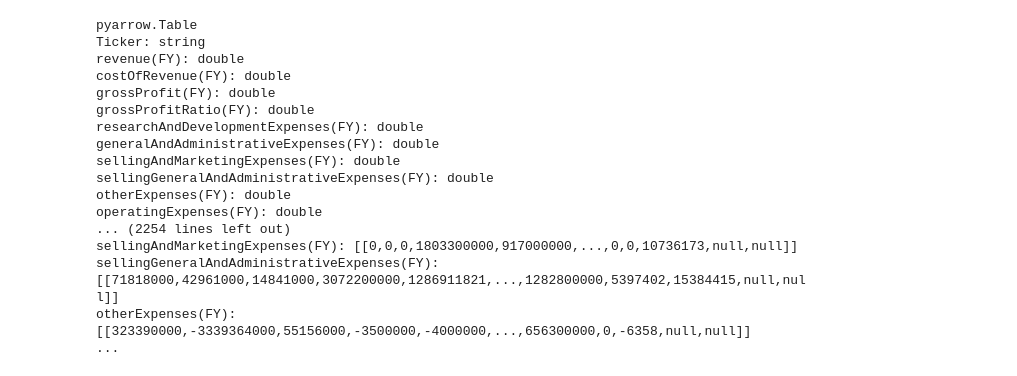
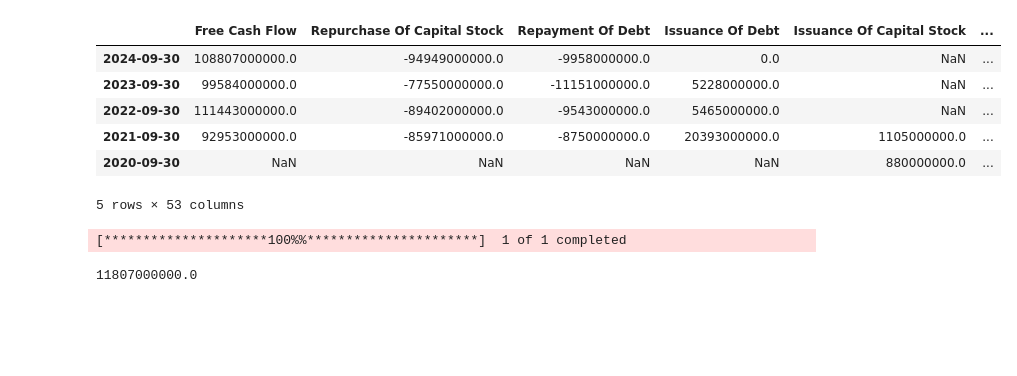
Before and after one commit to Hamza-joosub/StonksModels, a Jupyter notebook: WebAPP.ipynb, the cells around one changed output. Drawn from its saved outputs; the diff is of its cells as text; code cells hidden in the pictures; blank space fills up the shorter version.

```diff
--- a/WebAPP.ipynb
+++ b/WebAPP.ipynb
@@ -373,21 +21,0 @@ def build_database():
-# %%
-db = pq.read_table("NewUSDatabase.parquet")
-db
-# %% [output]
-pyarrow.Table
-Ticker: string
-revenue(FY): double
-costOfRevenue(FY): double
-grossProfit(FY): double
-grossProfitRatio(FY): double
-researchAndDevelopmentExpenses(FY): double
-generalAndAdministrativeExpenses(FY): double
-sellingAndMarketingExpenses(FY): double
-sellingGeneralAndAdministrativeExpenses(FY): double
-otherExpenses(FY): double
-operatingExpenses(FY): double
-... (2254 lines left out)
-sellingAndMarketingExpenses(FY): [[0,0,0,1803300000,917000000,...,0,0,10736173,null,null]]
-sellingGeneralAndAdministrativeExpenses(FY): [[71818000,42961000,14841000,3072200000,1286911821,...,1282800000,5397402,15384415,null,null]]
-otherExpenses(FY): [[323390000,-3339364000,55156000,-3500000,-4000000,...,656300000,0,-6358,null,null]]
-...
@@ -395,0 +24,6 @@ stock_data, annual_stock_data_features_list = unpack_annual_data(tickername, db)
+# %%
+ticker = yf.Ticker("AAPL")
+cash_flow_stmnt = ((ticker.cash_flow).T)
+income_stmnt = (ticker.income_stmt).T
+balance_sheet_stmnt = (ticker.balance_sheet).T
+info = ticker.info
@@ -395,0 +41,10 @@ stock_data, annual_stock_data_features_list = unpack_annual_data(tickername, db)
+# %%
+cash_flow_stmnt
+# %% [output]
+|  | Free Cash Flow | Repurchase Of Capital Stock | Repayment Of Debt | Issuance Of Debt | Issuance Of Capital Stock | ... |
+| 2024-09-30 | 108807000000.0 | -94949000000.0 | -9958000000.0 | 0.0 | NaN | ... |
+| 2023-09-30 | 99584000000.0 | -77550000000.0 | -11151000000.0 | 5228000000.0 | NaN | ... |
+| 2022-09-30 | 111443000000.0 | -89402000000.0 | -9543000000.0 | 5465000000.0 | NaN | ... |
+| 2021-09-30 | 92953000000.0 | -85971000000.0 | -8750000000.0 | 20393000000.0 | 1105000000.0 | ... |
+| 2020-09-30 | NaN | NaN | NaN | NaN | 880000000.0 | ... |
+5 rows × 53 columns
@@ -395,0 +66,16 @@ stock_data, annual_stock_data_features_list = unpack_annual_data(tickername, db)
+# %%
+prices = yf.download(tickers=['AAPL'], start='2020-01-01')['Close']
+prices = prices.reset_index()
+stock_price = go.Figure()
+stock_price.add_trace(go.Scatter(x = prices['Date'], y=prices['Close']))
+stock_price.update_xaxes(title_text = 'Date')
+stock_price.update_yaxes(title_text = 'Price')
+stock_price.update_layout(title_text='Stock Price Over Time')
+# %% [output]
+[*********************100%%**********************]  1 of 1 completed
+# %%
+cash_flow_growth_rates = [5,5,3,2,1]
+curr_FCF = cash_flow_stmnt['Free Cash Flow'].to_list()[0]
+curr_FCF
+# %% [output]
+11807000000.0
```
Also changed, not shown: parts of 23 cells of this notebook, 1 other file.
